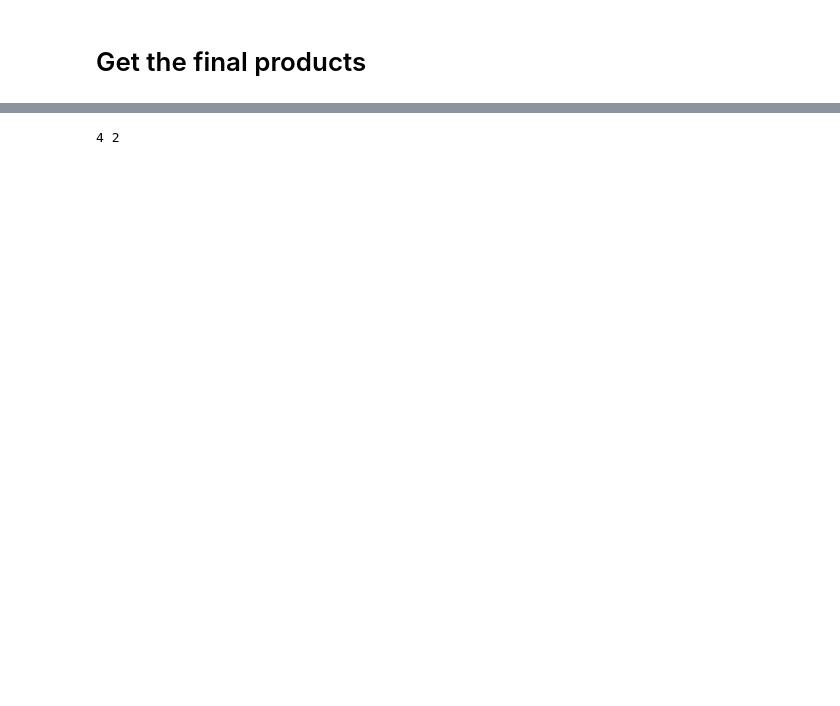
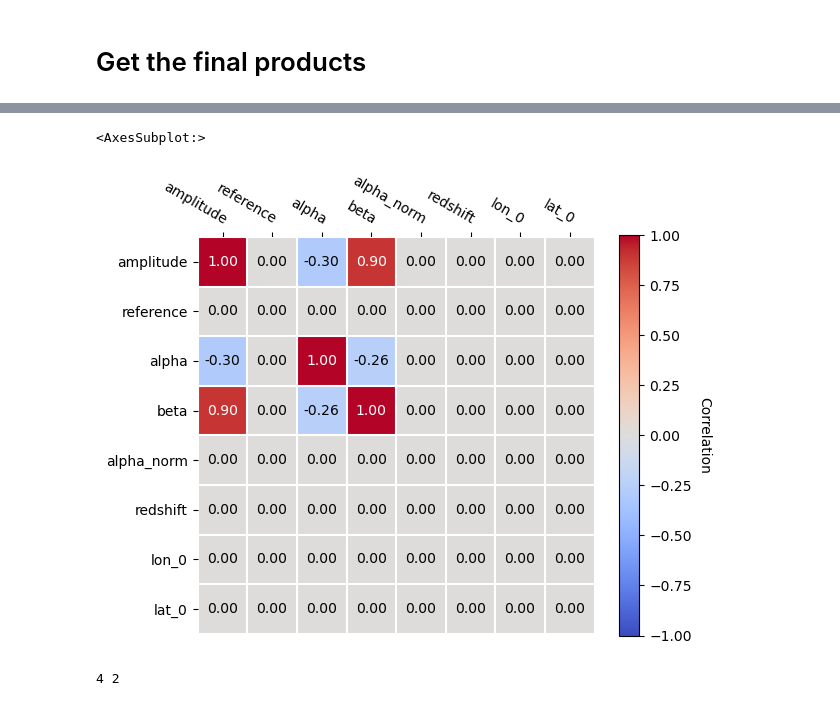
Before and after one commit to chaimain/asgardpy, a Jupyter notebook: notebooks/joint_fit_LAT_LST.ipynb, the cells around one changed output, grey strips where cells are left out. Cells and saved outputs as stored; diff of their text form; code cells hidden in the pictures; blank space fills up the shorter version.

```diff
--- a/notebooks/joint_fit_LAT_LST.ipynb
+++ b/notebooks/joint_fit_LAT_LST.ipynb
@@ -162,6 +189,11 @@ Table length=8
 | spectral | redshift | 4.3300e-01 |  | 0.000e+00 | nan | nan | True | False |  |
 | spatial | lon_0 | 3.8238e-01 | rad | 0.000e+00 | nan | nan | True | False |  |
 | spatial | lat_0 | 7.6732e-01 | rad | 0.000e+00 | -9.000e+01 | 9.000e+01 | True | False |  |
+# %%
+analysis.final_model.covariance.plot_correlation()
+# %% [output]
+<AxesSubplot:>
+[figure, added]
 # %%
 if len(analysis.final_model.parameters)> 3:
     nrow = int(np.sqrt(len(analysis.final_model.parameters)))
```
Also changed, not shown: parts of 12 cells of this notebook, 1 other file.
